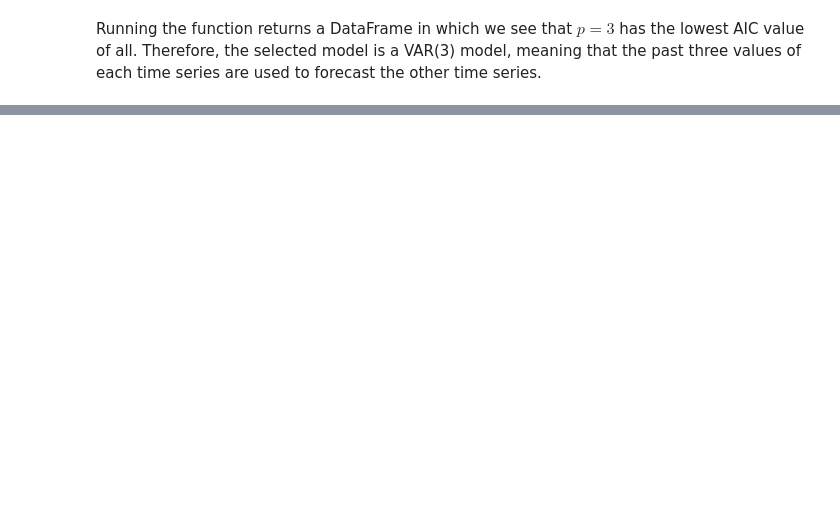
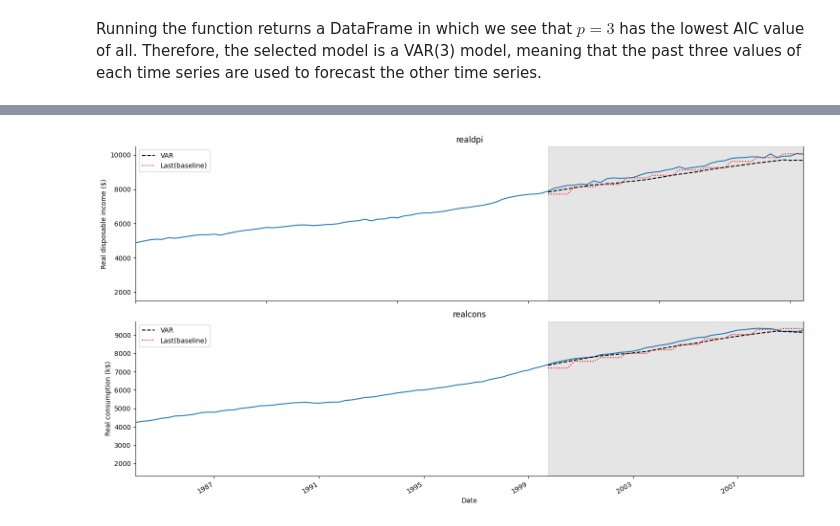
Before and after one commit to JPL-JUNO/Time-Series, a Jupyter notebook: TSFP/code/ch10_forecasting_multiple_time_series.ipynb, the cells around one changed output, grey strips where cells are left out. Cells and saved outputs as stored; diff of their text form; code cells hidden in the pictures; blank space fills up the shorter version.

Commit message:
Forecasting multiple time series VAR 模型

```diff
--- a/TSFP/code/ch10_forecasting_multiple_time_series.ipynb
+++ b/TSFP/code/ch10_forecasting_multiple_time_series.ipynb
@@ -114,0 +237,7 @@ granger_1 = grangercausalitytests(
+# %%
+test = endog[163:].copy()
+test["realdpi_pred_VAR"] = pd.Series()  # 增加一列全是 NaN 的，为什么要多此一举
+# REMOVE
+test["realdpi_pred_VAR"] = endog.iloc[162]["realdpi"] + np.cumsum(realdpi_pred_VAR)
+test["realcons_pred_VAR"] = pd.Series()
+test["realcons_pred_VAR"] = endog.iloc[162]["realcons"] + np.cumsum(realcons_pred_VAR)
@@ -114,0 +253,6 @@ granger_1 = grangercausalitytests(
+# %%
+realdpi_pred_baseline, realcons_pred_baseline = rolling_forecast_varmax(
+    endog, TRAIN_LEN, HORIZON, WINDOW, "last", order=(3, 0)
+)
+test["realdpi_pred_baseline"] = realdpi_pred_baseline
+test["realcons_pred_baseline"] = realcons_pred_baseline
@@ -114,0 +268,29 @@ granger_1 = grangercausalitytests(
+# %%
+fig, (ax1, ax2) = plt.subplots(nrows=2, ncols=1, figsize=(15, 8))
+ax1.plot(macro_econ_data["realdpi"])
+ax1.plot(test["realdpi_pred_VAR"], "k--", label="VAR")
+ax1.plot(test["realdpi_pred_baseline"], "r:", label="Last(baseline)")
+ax1.set_xlabel("Date")
+ax1.set_ylabel("Real disposable income ($)")
+ax1.set_title("realdpi")
+ax1.spines["top"].set_alpha(0)
+ax1.axvspan(163, 202, color="#808080", alpha=0.2)
+ax1.set_xlim(100, 202)
+ax1.legend()
+ax2.plot(macro_econ_data["realcons"])
+ax2.plot(test["realcons_pred_VAR"], "k--", label="VAR")
+ax2.plot(test["realcons_pred_baseline"], "r:", label="Last(baseline)")
+ax2.set_xlabel("Date")
+ax2.set_ylabel("Real consumption (k$)")
+ax2.set_title("realcons")
+ax2.spines["top"].set_alpha(0)
+ax2.axvspan(163, 202, color="#808080", alpha=0.2)
+ax2.set_xlim(100, 202)
+ax2.legend(loc=2)
+plt.xticks(np.arange(0, 208, 16), np.arange(1959, 2010, 4))
+plt.xlim(100, 202)
+fig.autofmt_xdate()
+plt.tight_layout()
+plt.savefig("img/CH10_F06.png", dpi=300)
+# %% [output]
+[figure, added]
```
Also changed, not shown: parts of 16 cells of this notebook, 6 other files.
